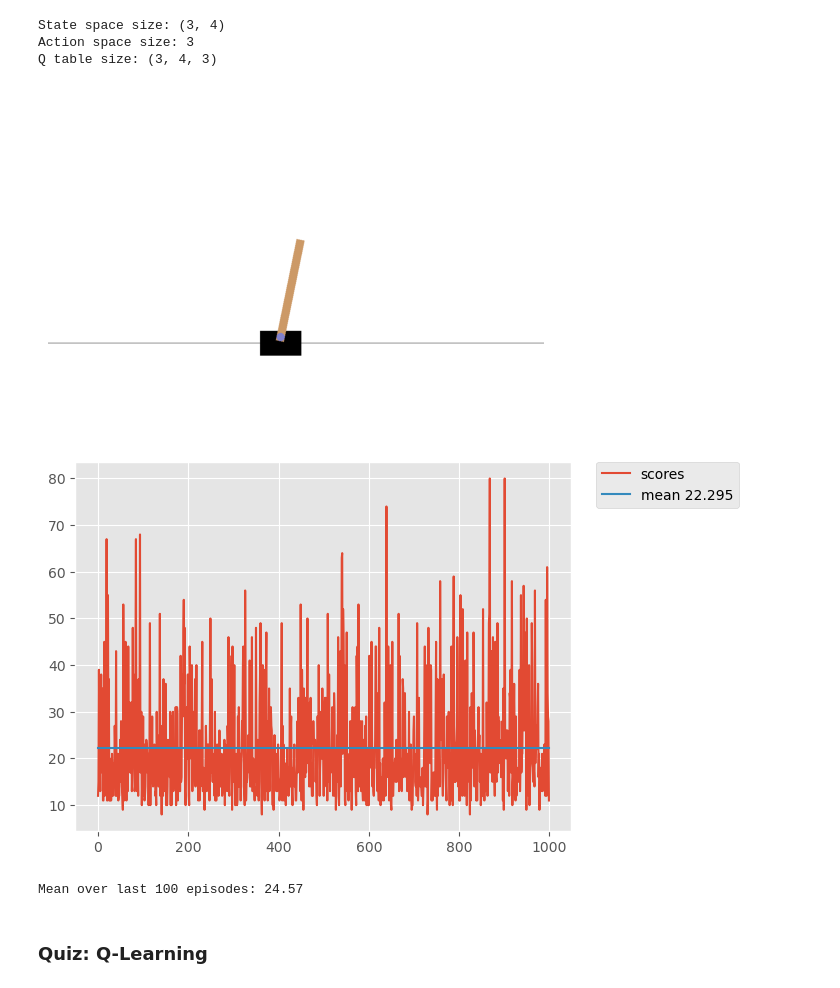
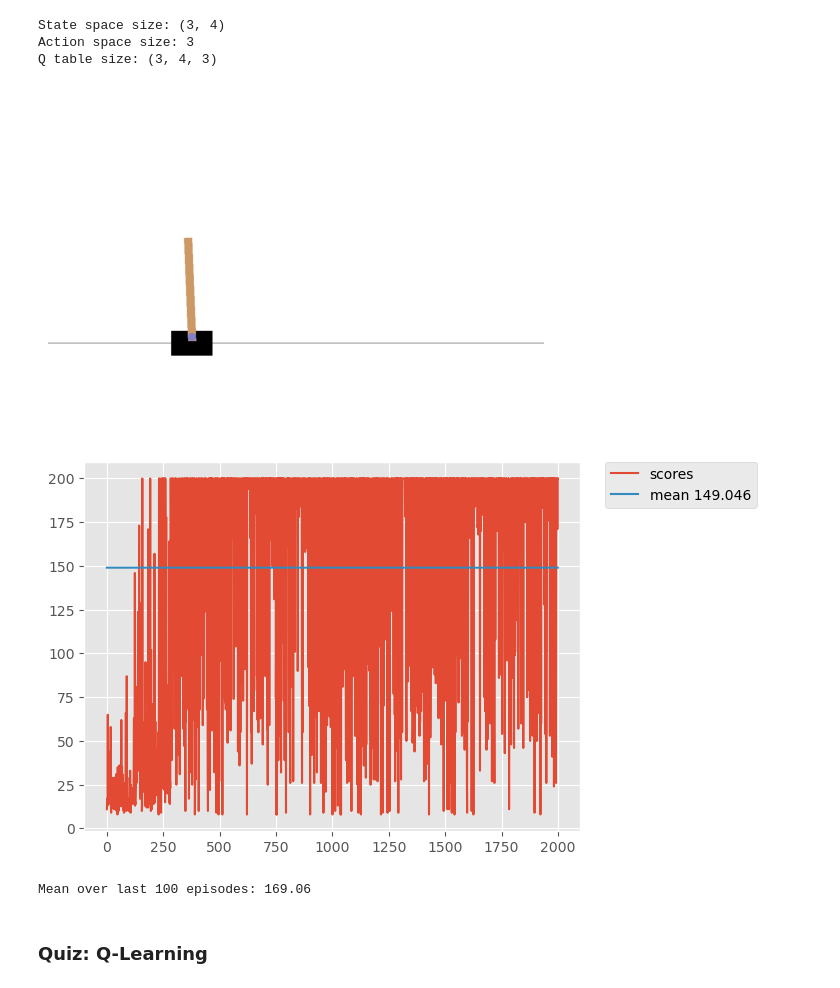
Before and after one commit to CronJorian/ai-lab, a Jupyter notebook: rl/2_cart_pole.ipynb, the cells around one changed output. Cells and saved outputs as stored; diff of their text form; code cells hidden in the pictures.

```diff
--- a/rl/2_cart_pole.ipynb
+++ b/rl/2_cart_pole.ipynb
@@ -409,9 +407,6 @@ class QLearningAgent(AbstractAgent):
         """
         # TODO
         # https://www.geeksforgeeks.org/epsilon-greedy-algorithm-in-reinforcement-learning/
-        if self.epsilon == None:
-            return 0
-
         return (
             np.random.choice(self.action_size)
             if np.random.random() <= self.epsilon
@@ -436,13 +431,16 @@ class QLearningAgent(AbstractAgent):
         state, action, next_state, reward, done = experience
         self.Q[state][action] = self.Q[state][action] + self.alpha * (reward + self.gamma * np.max(self.Q[next_state]) - self.Q[state][action])
 
+
         if done:
             # Update hyperparameter
+            # https://stackoverflow.com/questions/1854659/alpha-and-gamma-parameters-in-qlearning
             # TODO
-            if self.alpha != None and self.alpha > self.alpha_min:
-                self.alpha *= (1-0.0001)
-            if self.epsilon != None and self.epsilon > self.epsilon_min:
-                self.epsilon *= (1-0.0001)
+            if self.alpha > self.alpha_min:
+                self.alpha *= 0.99
+            if self.epsilon > self.epsilon_min:
+                self.epsilon *= 0.99
+
             self.t += 1
 # %%
 # Assertions, please do not change
@@ -547,31 +545,31 @@ def interact_with_environment(env, agent, n_episodes=1000, max_steps=200, train=
 # %%
 # Hyperparams
 # TODO: Find better values
-episodes = 1000
+episodes = 2000
 gamma = 0.95
 epsilon = 1
 epsilon_min = 0.005
 alpha = 1
-alpha_min = 0.1
+alpha_min = 0.005
 bins = (20, 20, 20, 20)
 
 # State grid
 low = [-4.800e+00, -3.403e+38, -4.189e-01, -3.403e+38]
 high = [4.800e+00, 3.403e+38, 4.189e-01, 3.403e+38]
 state_grid = create_uniform_grid(low, high, bins=bins)
 
 agent = QLearningAgent(state_grid=state_grid, action_size=env.action_space.n, gamma=gamma,
                        epsilon=epsilon, epsilon_min=epsilon_min, alpha=alpha, alpha_min=alpha_min)
 
 statistics = interact_with_environment(env, agent, n_episodes=episodes, verbose=True)
 plot_statistics(statistics)
 
 assert len(statistics) >= 100, 'Please run at least 100 episodes for validating result'
 print('Mean over last 100 episodes: {}'.format(np.mean(list(map(itemgetter('score'), statistics[-100:])))))
 # %% [output]
-[figure, old version]
+[figure, new version]
-[figure, old version]
+[figure, new version]
-Mean over last 100 episodes: 24.57
+Mean over last 100 episodes: 169.06
 # %% [markdown]
 ### Quiz: Q-Learning
 # %% [markdown]
```
Also changed, not shown: parts of 6 cells of this notebook.
